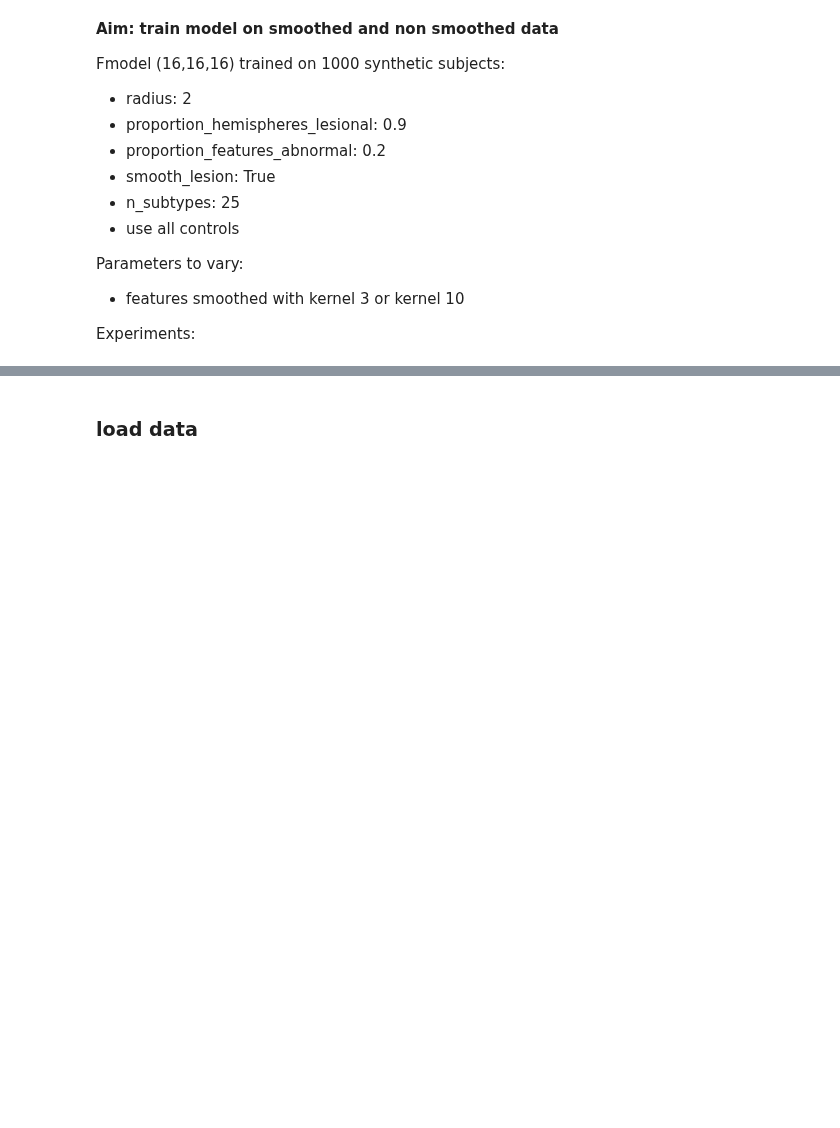
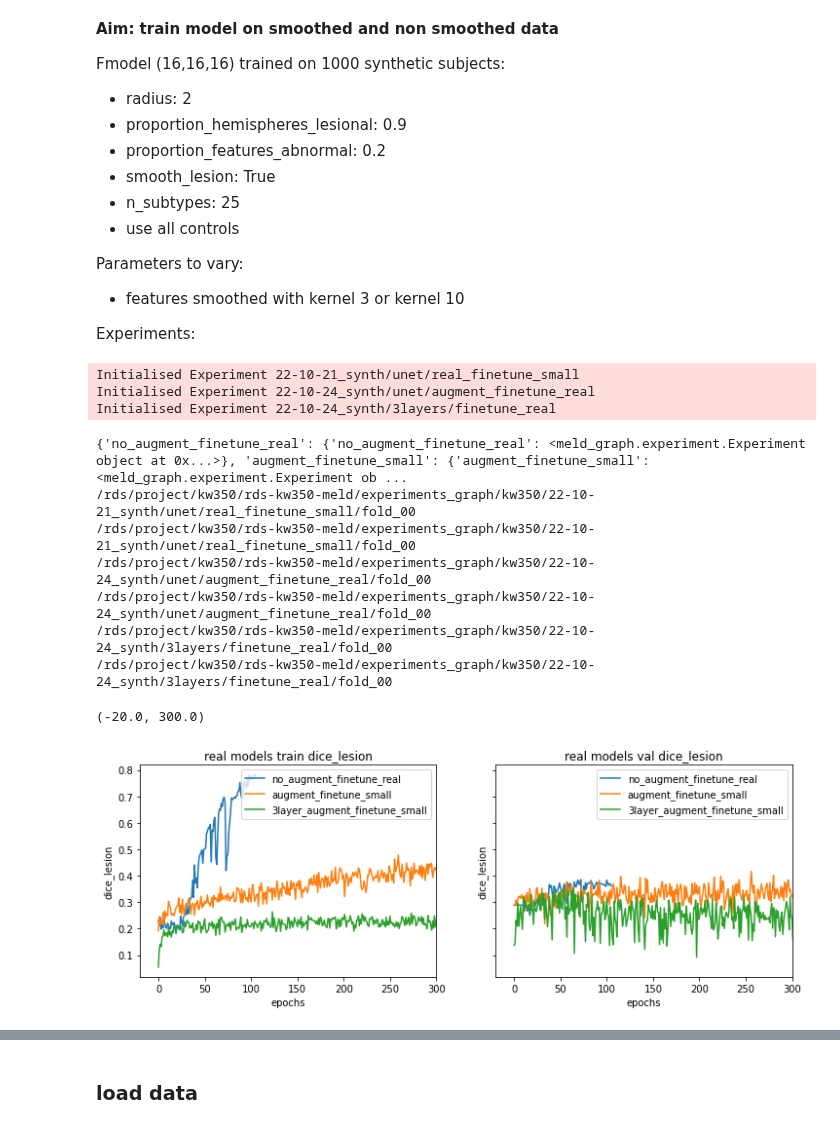
Before and after one commit to MELDProject/meld_graph, a Jupyter notebook: notebooks/2022-10-18 synthetic experiments evaluation Mathilde.ipynb, the cells around one changed output, grey strips where cells are left out. Cells and saved outputs as stored; diff of their text form; code cells hidden in the pictures; blank space fills up the shorter version.

```diff
--- a/notebooks/2022-10-18 synthetic experiments evaluation Mathilde.ipynb
+++ b/notebooks/2022-10-18 synthetic experiments evaluation Mathilde.ipynb
@@ -125,3 +147,50 @@ Parameters to vary:
 - features smoothed with kernel 3 or kernel 10
 
 Experiments:
+# %%
+
+model_base_paths = {
+    # models pretrain
+    #'synt_unet_base': '/rds/project/kw350/rds-kw350-meld/experiments_graph/kw350/22-10-20_synth/unet/baseline/fold_00',
+    #'synt_unet_deepsup_instance': '/rds/project/kw350/rds-kw350-meld/experiments_graph/kw350/22-10-20_synth/unet/deepsuper_instance/fold_00',
+  'no_augment_finetune_real' : '/rds/project/kw350/rds-kw350-meld/experiments_graph/kw350/22-10-21_synth/unet/real_finetune_small/fold_00/',
+   'augment_finetune_small': '/rds/project/kw350/rds-kw350-meld/experiments_graph/kw350/22-10-24_synth/unet/augment_finetune_real/fold_00/',
+   '3layer_augment_finetune_small': '/rds/project/kw350/rds-kw350-meld/experiments_graph/kw350/22-10-24_synth/3layers/finetune_real/fold_00/',
+    #'synt_unet_deepsup_augment_raw_kernel':'/rds/project/kw350/rds-kw350-meld/experiments_graph/kw350/22-10-22_synth/unet/augment_raw_large_radius/fold_00/',
+   # 'synt_3layers' : '/rds/project/kw350/rds-kw350-meld/experiments_graph/kw350/22-10-20_synth/3layers/baseline/fold_00',
+    #'unet_small_scratch':'/rds/project/kw350/rds-kw350-meld/experiments_graph/kw350/22-10-20_synth/unet/small_scratch/fold_00',
+    #'unet_small_finetune':'/rds/project/kw350/rds-kw350-meld/experiments_graph/kw350/22-10-20_synth/unet/small_finetune/fold_00',
+    #'smaller_smoothing':'/rds/project/kw350/rds-kw350-meld/experiments_graph/kw350/22-10-20_synth/unet/kernel3/fold_00',
+    # model finetuned
+}
+
+# process paths to get nice descriptive model names and load experiments
+models_dict = {}
+for name, path in model_base_paths.items():
+    name_dict = {}
+    name_dict[name] = Experiment.from_folder(path)
+    models_dict[name] = name_dict
+print(models_dict)
+
+fig, axes = plt.subplots(1,2, figsize=(12,4), sharey=True)
+for model in models_dict.keys():
+
+    plot_scores(models_dict[model], 'dice_lesion',
+                split='train', ax=axes[0], title_prefix='real models')
+    plot_scores(models_dict[model], 'dice_lesion',
+                split='val', ax=axes[1], title_prefix='real models')
+axes[0].set_xlim([-20,300])
+axes[1].set_xlim([-20,300])
+# %% [output]
+Initialised Experiment 22-10-21_synth/unet/real_finetune_small
+Initialised Experiment 22-10-24_synth/unet/augment_finetune_real
+Initialised Experiment 22-10-24_synth/3layers/finetune_real
+{'no_augment_finetune_real': {'no_augment_finetune_real': <meld_graph.experiment.Experiment object at 0x...>}, 'augment_finetune_small': {'augment_finetune_small': <meld_graph.experiment.Experiment ob ...
+/rds/project/kw350/rds-kw350-meld/experiments_graph/kw350/22-10-21_synth/unet/real_finetune_small/fold_00
+/rds/project/kw350/rds-kw350-meld/experiments_graph/kw350/22-10-21_synth/unet/real_finetune_small/fold_00
+/rds/project/kw350/rds-kw350-meld/experiments_graph/kw350/22-10-24_synth/unet/augment_finetune_real/fold_00
+/rds/project/kw350/rds-kw350-meld/experiments_graph/kw350/22-10-24_synth/unet/augment_finetune_real/fold_00
+/rds/project/kw350/rds-kw350-meld/experiments_graph/kw350/22-10-24_synth/3layers/finetune_real/fold_00
+/rds/project/kw350/rds-kw350-meld/experiments_graph/kw350/22-10-24_synth/3layers/finetune_real/fold_00
+(-20.0, 300.0)
+[figure, added]
```
Also changed, not shown: parts of 7 cells of this notebook, 2 other files.
